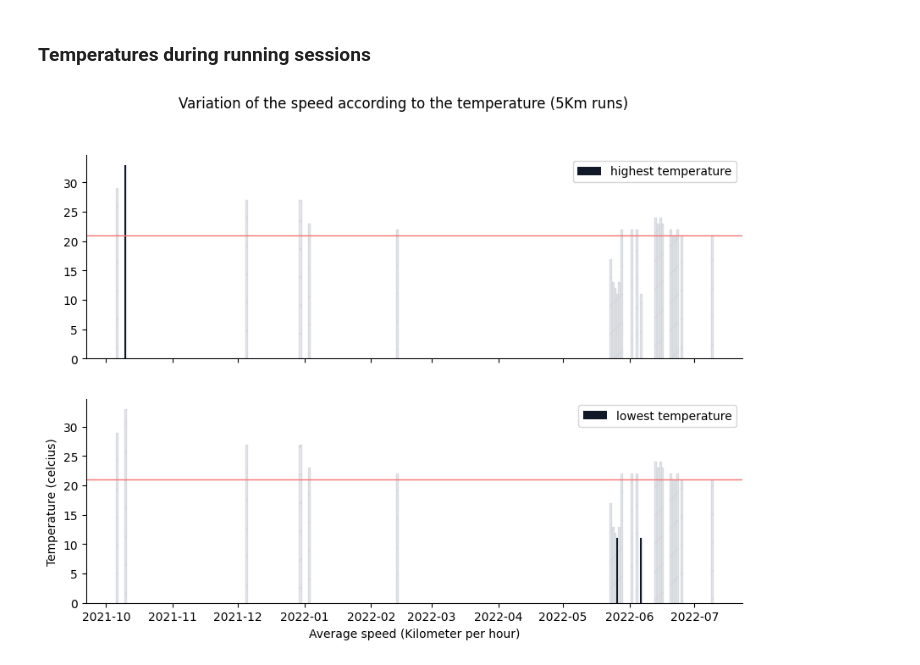
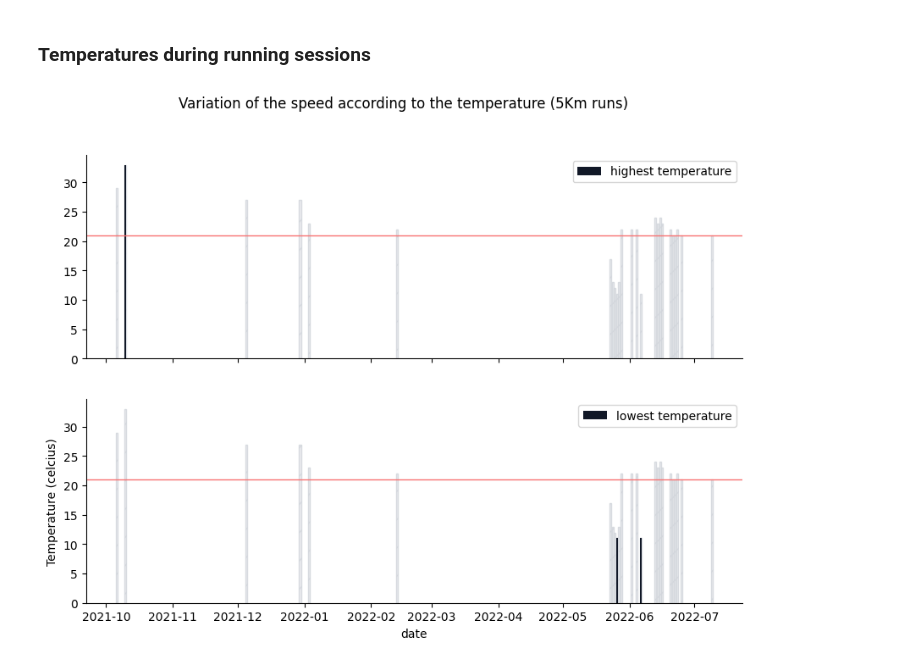
Before and after one commit to bernard-ng/running-visualization, a Jupyter notebook: running_data_visualization.ipynb, the cells around one changed output. Cells and saved outputs as stored; diff of their text form; code cells hidden in the pictures.

```diff
--- a/running_data_visualization.ipynb
+++ b/running_data_visualization.ipynb
@@ -115,6 +117,9 @@ sessions_df['month'] = sessions_df.start_time.dt.month
 sessions_df['weekday'] = sessions_df.start_time.dt.day_name()
 sessions_df['created_at'] = sessions_df.start_time.dt.date
 sessions_df['weekday_number'] = sessions_df.start_time.dt.weekday
+
+# 2021 data only
+sessions_df = sessions_df[sessions_df['created_at'] >= dt.date(2021, 1, 1)]
 # %% [markdown]
 # Exploratory Data Plots
 # %%
@@ -311,7 +315,6 @@ ax.scatter(
 # %% [markdown]
 ### Temperatures during running sessions
 # %%
-temperature_df = sessions_df[sessions_df['created_at'] > dt.date(2021, 1, 1)]
 temperature_df = temperature_df[['distance', 'duration', 'temperature', 'created_at']].dropna()
 temperature_df = temperature_df.loc[temperature_df['distance'] >= 5]
 temperature_df = temperature_df.loc[temperature_df['distance'] < 6].reset_index(drop=True)
@@ -323,7 +326,7 @@ average = temperature_df['temperature'].mean()
 fig, axs = plt.subplots(2, figsize=(10, 7), dpi=100, sharex=True, sharey=True)
 fig.suptitle("Variation of the speed according to the temperature (5Km runs)")
 plt.rcParams['axes.titlepad'] = 30
-plt.xlabel("Average speed (Kilometer per hour)")
+plt.xlabel("date")
 plt.ylabel("Temperature (celcius)")
 
 axs[0].bar(
@@ -334,32 +337,32 @@ axs[0].bar(
     edgecolor=colors['gray'][300],
     alpha=0.8
 );
 axs[0].bar(
     temperature_df['created_at'][temperature_df['temperature'] == maximum],
     maximum,
     color=colors['gray'][900],
     label="highest temperature",
 )
 
 axs[1].bar(
     temperature_df['created_at'],
     temperature_df['temperature'],
     color=colors['gray'][200],
     hatch="/",
     edgecolor=colors['gray'][300],
     alpha=0.8
 );
 axs[1].bar(
     temperature_df['created_at'][temperature_df['temperature'] == minimum],
     minimum,
     color=colors['gray'][900],
     label="lowest temperature",
 );
 
 for ax in axs:
     ax.spines['right'].set_visible(False)
     ax.spines['top'].set_visible(False)
     ax.axhline(average, color=colors['red'][400], linewidth=1)
-    ax.legend();
+    ax.legend();elevation_df = sessions_df[sessions_df['created_at'] > dt.date(2021, 1, 1)]
 # %% [output]
-[figure, old version]
+[figure, new version]
```
Also changed, not shown: parts of 15 cells of this notebook.
